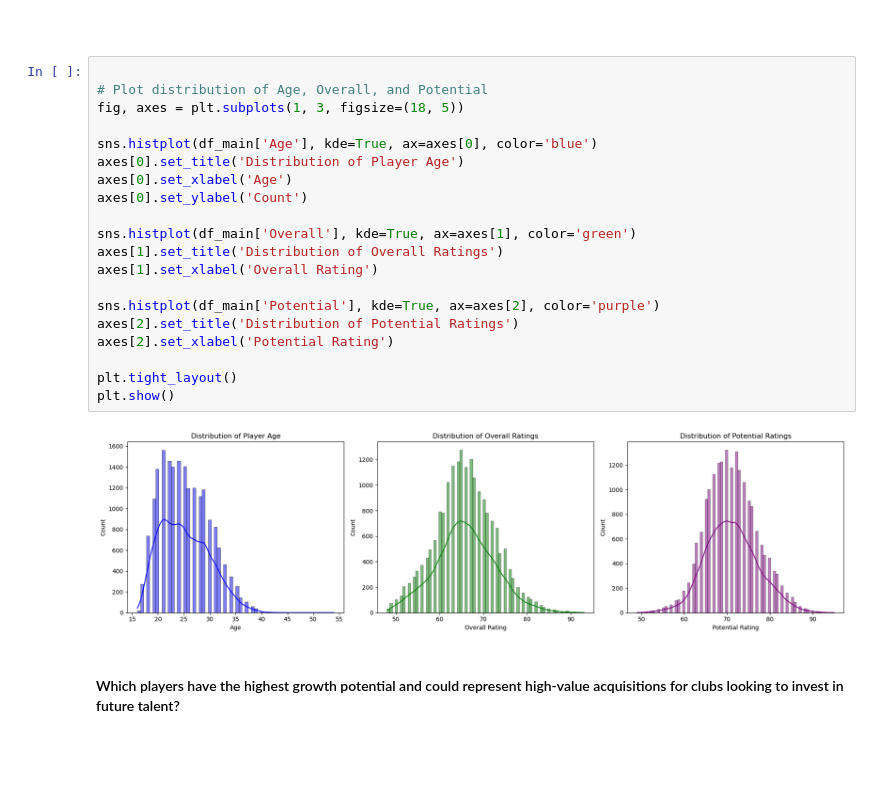
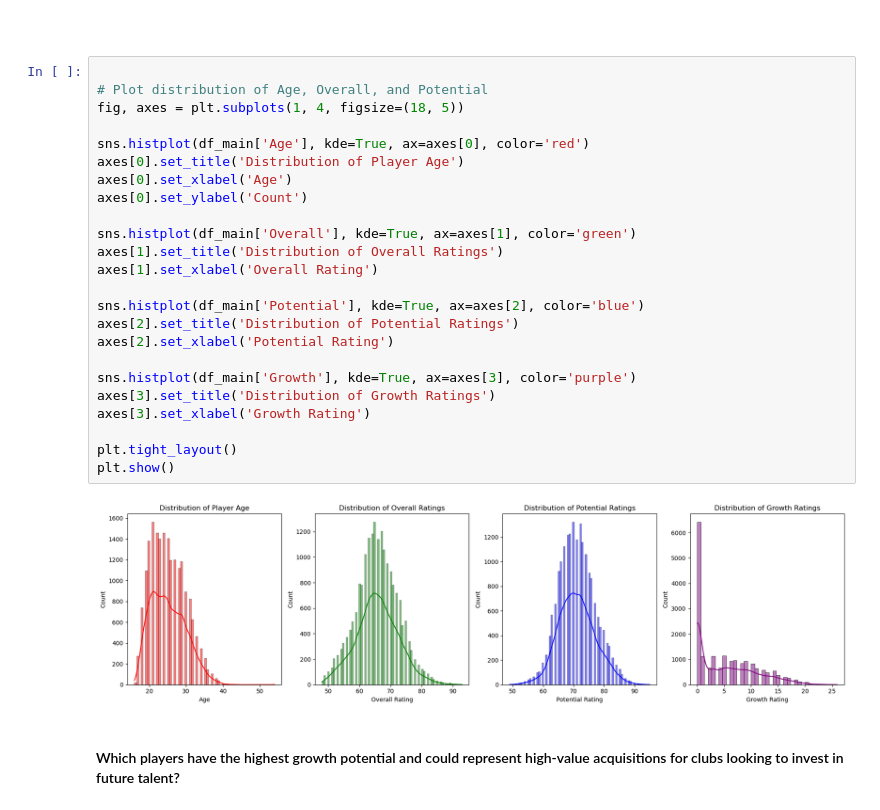
Before and after one commit to MackiGumle/ZSU, a Jupyter notebook: Project1/main.ipynb, the cells around one changed output. Saved outputs shown, nothing was run; the diff lists cells and outputs as text; blank space fills up the shorter version.

```diff
--- a/Project1/main.ipynb
+++ b/Project1/main.ipynb
@@ -126,25 +126,29 @@ dtype: int64
 # %%
 
 # Plot distribution of Age, Overall, and Potential
-fig, axes = plt.subplots(1, 3, figsize=(18, 5))
+fig, axes = plt.subplots(1, 4, figsize=(18, 5))
 
-sns.histplot(df_main['Age'], kde=True, ax=axes[0], color='blue')
+sns.histplot(df_main['Age'], kde=True, ax=axes[0], color='red')
 axes[0].set_title('Distribution of Player Age')
 axes[0].set_xlabel('Age')
 axes[0].set_ylabel('Count')
 
 sns.histplot(df_main['Overall'], kde=True, ax=axes[1], color='green')
 axes[1].set_title('Distribution of Overall Ratings')
 axes[1].set_xlabel('Overall Rating')
 
-sns.histplot(df_main['Potential'], kde=True, ax=axes[2], color='purple')
+sns.histplot(df_main['Potential'], kde=True, ax=axes[2], color='blue')
 axes[2].set_title('Distribution of Potential Ratings')
 axes[2].set_xlabel('Potential Rating')
 
+sns.histplot(df_main['Growth'], kde=True, ax=axes[3], color='purple')
+axes[3].set_title('Distribution of Growth Ratings')
+axes[3].set_xlabel('Growth Rating')
+
 plt.tight_layout()
 plt.show()
 # %% [output]
-[figure, old version]
+[figure, new version]
 # %% [markdown]
 ####  Which players have the highest growth potential and could represent high-value acquisitions for clubs looking to invest in future talent?
 # %%
```
Also changed, not shown: parts of 3 cells of this notebook.
